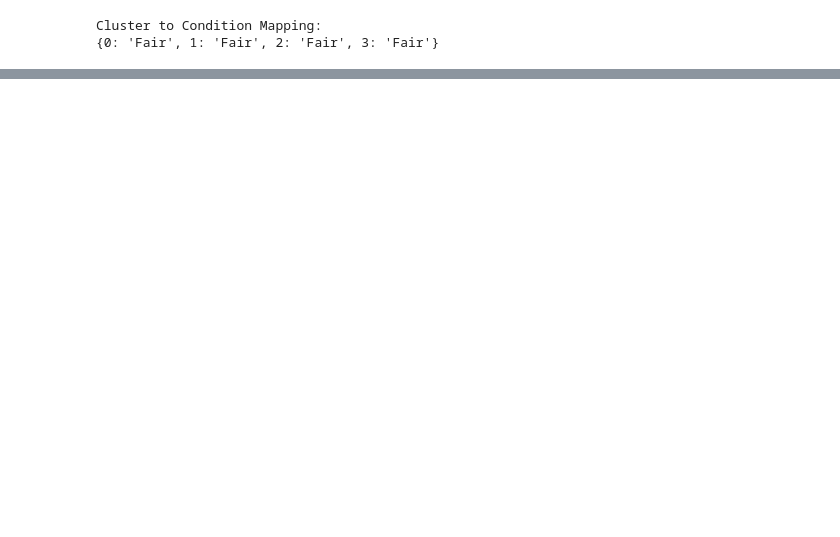
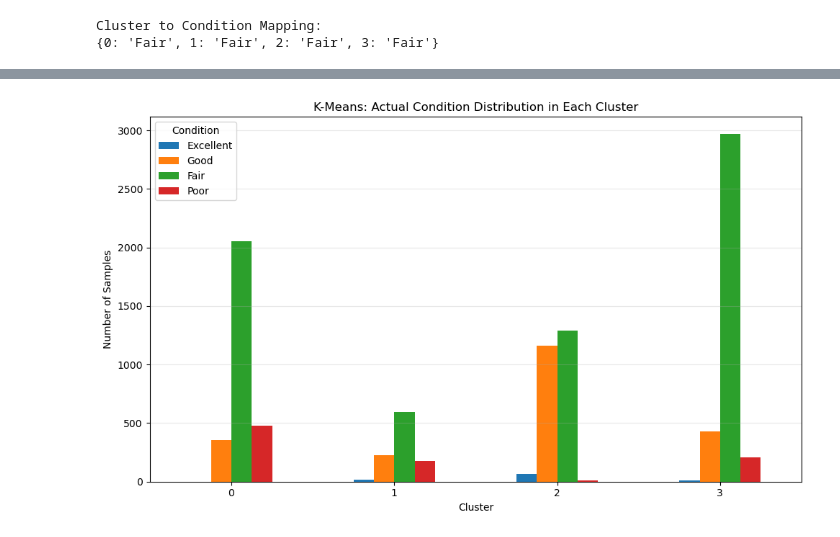
Before and after one commit to ryanzone/demolition-model, a Jupyter notebook: pbl2/KMeans.ipynb, the cells around one changed output, grey strips where cells are left out. Drawn from its saved outputs; the diff is of its cells as text; code cells hidden in the pictures; blank space fills up the shorter version.

```diff
--- a/pbl2/KMeans.ipynb
+++ b/pbl2/KMeans.ipynb
@@ -422,44 +426,48 @@ from sklearn.impute import SimpleImputer
 from sklearn.preprocessing import StandardScaler
 from sklearn.cluster import KMeans
 
-train_graph = pd.read_csv("../training_image_features_grouped.csv")
+train_graph = pd.read_csv("../training_image_features.csv")
 
 excluded = [
     "Condition_Class", "Condition_Score",
     "Damage_Score", "Alternative_Use_Suitability"
 ]
 
-from pbl2_common import ORIGINAL_FEATURES
-features = list(ORIGINAL_FEATURES)
+features = [
+    c for c in train_graph.select_dtypes(include=np.number).columns
+    if c not in excluded
+]
 
 X = train_graph[features].replace([np.inf, -np.inf], np.nan)
 X = SimpleImputer(strategy="median").fit_transform(X)
 X = StandardScaler().fit_transform(X)
 
 clusters = KMeans(
     n_clusters=4, random_state=42, n_init=10
 ).fit_predict(X)
 
 distribution = pd.crosstab(
     pd.Series(clusters, name="Cluster"),
     train_graph["Condition_Class"].reset_index(drop=True)
 )
 
 distribution = distribution.reindex(
     columns=["Excellent", "Good", "Fair", "Poor"],
     fill_value=0
 )
 
 distribution.plot(kind="bar", figsize=(10, 6))
 
 plt.title("K-Means: Actual Condition Distribution in Each Cluster")
 plt.xlabel("Cluster")
 plt.ylabel("Number of Samples")
 plt.xticks(rotation=0)
 plt.legend(title="Condition")
 plt.grid(axis="y", alpha=0.3)
 plt.tight_layout()
 plt.show()
+# %% [output]
+[figure, added]
 # %%
 
 import pandas as pd
```
Also changed, not shown: parts of 10 cells of this notebook, 5 other files.
